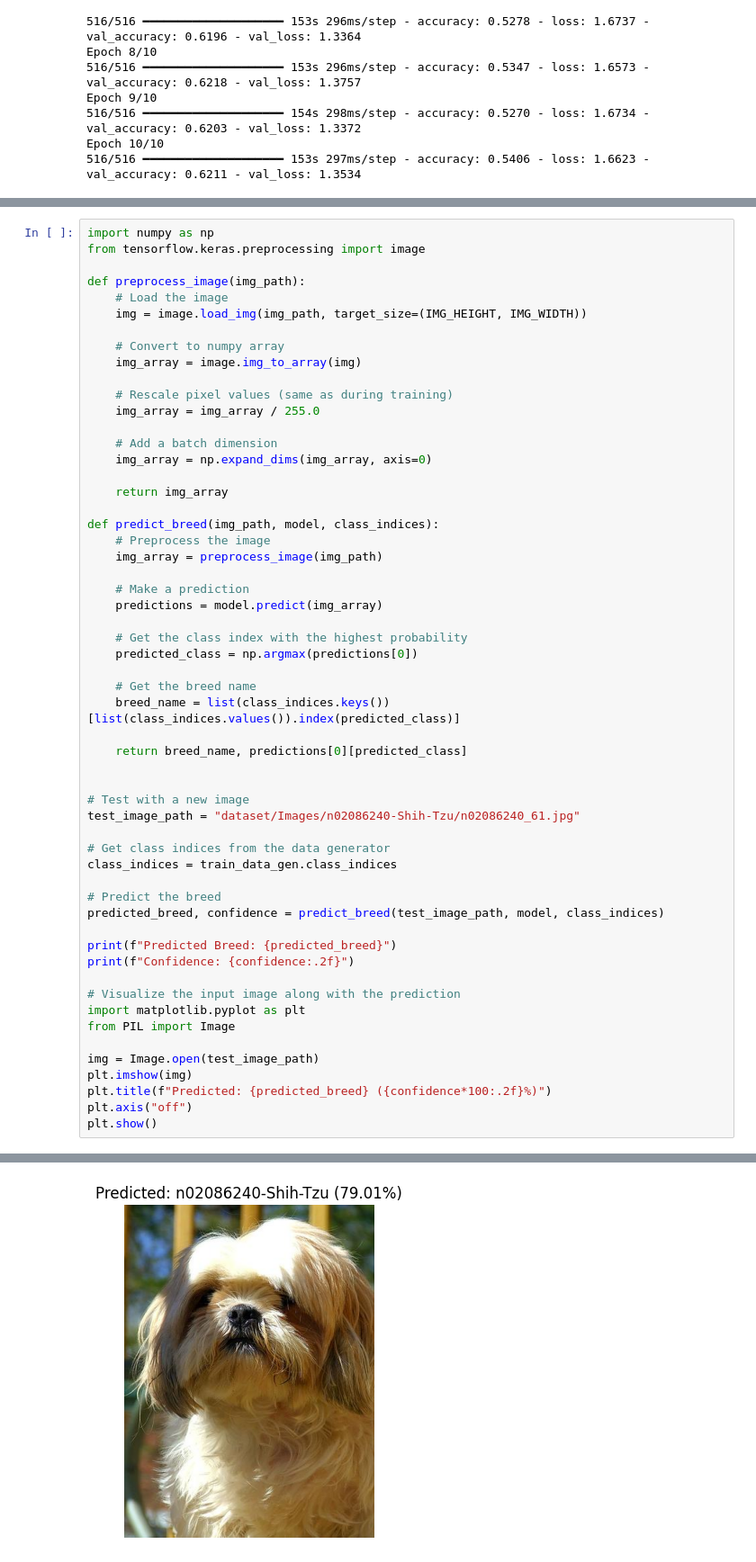
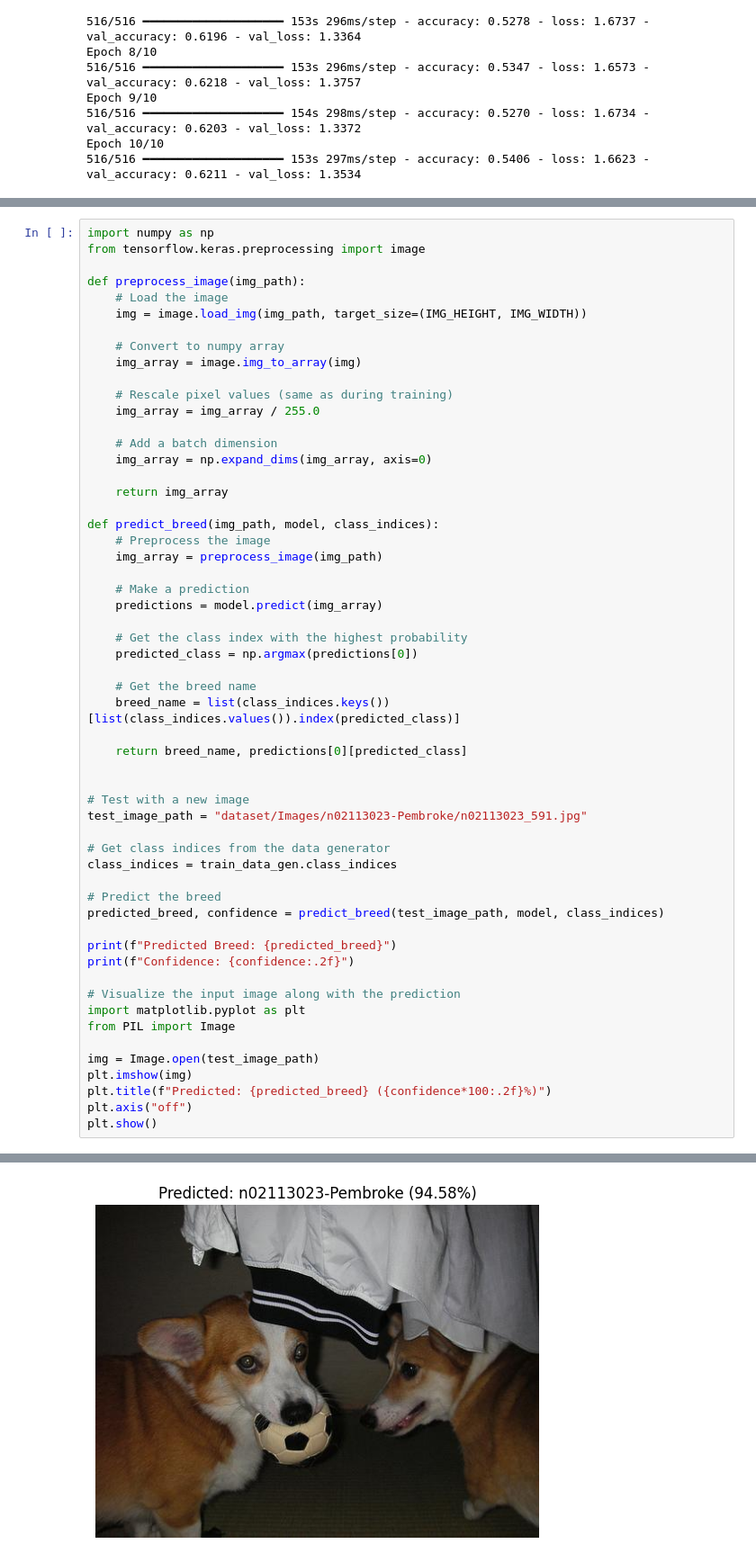
Before and after one commit to stavanj20/ecs170, a Jupyter notebook: dog breed classifier.ipynb, the cells around one changed output, grey strips where cells are left out. Shown at 90% size. Cells and saved outputs as stored; diff of their text form.

```diff
--- a/dog breed classifier.ipynb
+++ b/dog breed classifier.ipynb
@@ -241,7 +241,7 @@ def predict_breed(img_path, model, class_indices):
 
 
 # Test with a new image
-test_image_path = "dataset/Images/n02086240-Shih-Tzu/n02086240_61.jpg"
+test_image_path = "dataset/Images/n02113023-Pembroke/n02113023_591.jpg"
 
 # Get class indices from the data generator
 class_indices = train_data_gen.class_indices
@@ -268 +268 @@ Confidence: 0.79
-[figure, old version]
+[figure, new version]
```
Also changed, not shown: parts of 2 cells of this notebook, 8 other files.
